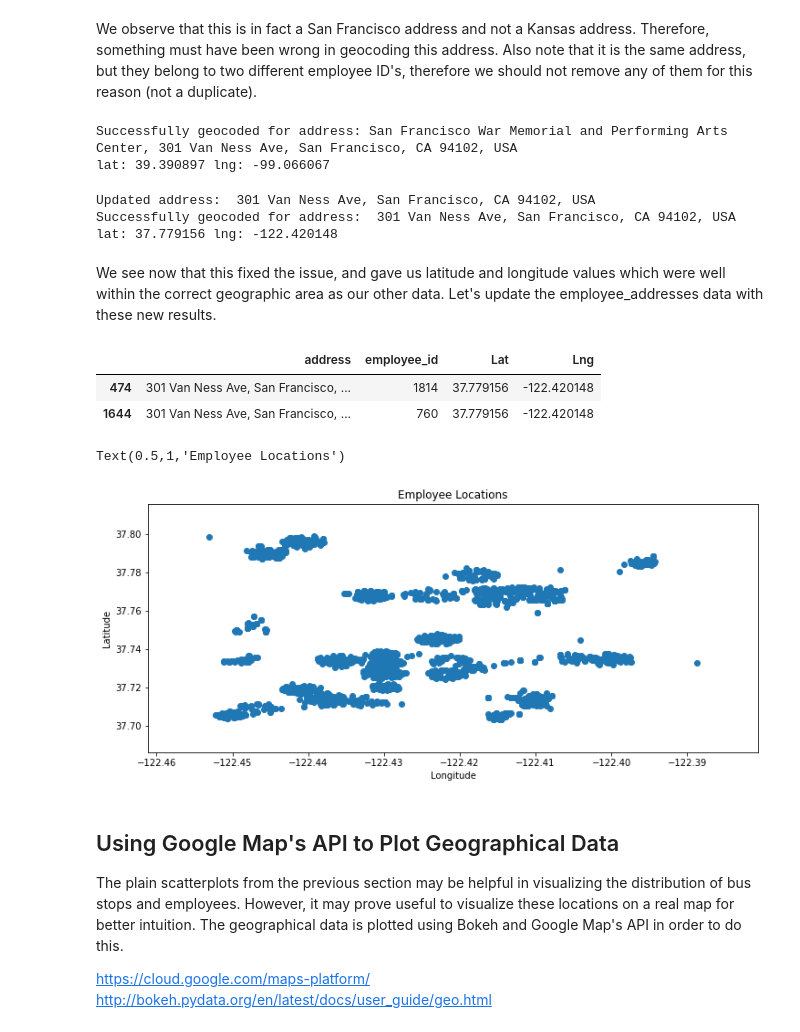
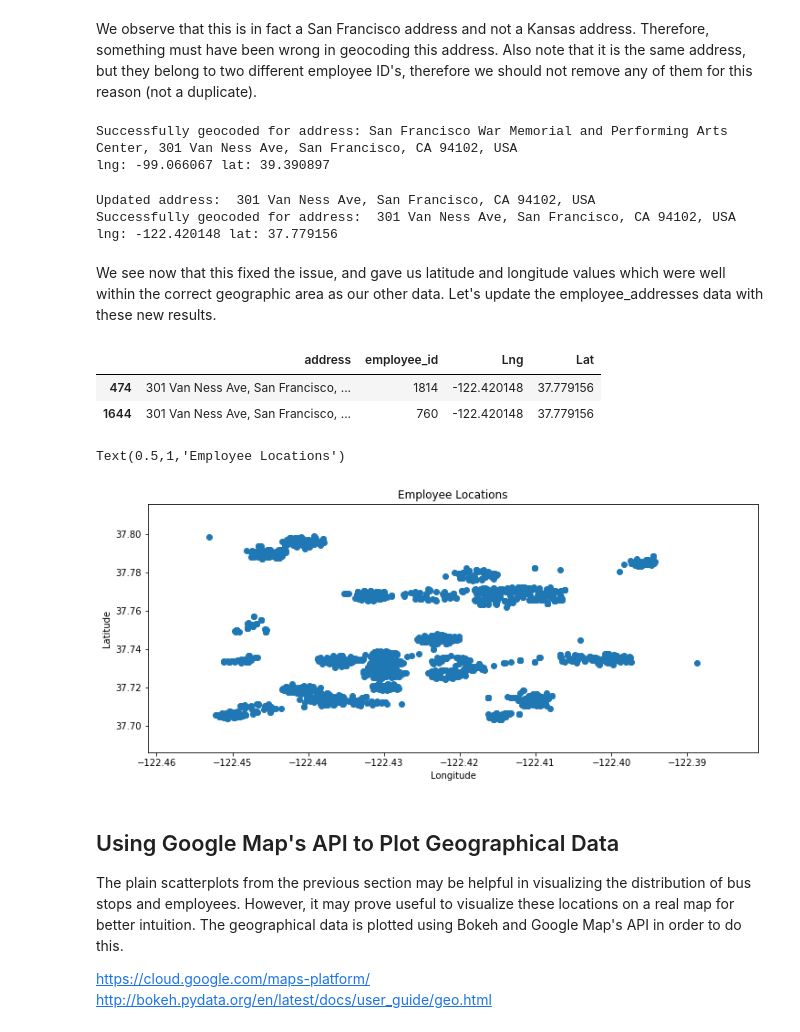
Before and after one commit to alexlimofficial/employee-shuttle-route-optimization, a Jupyter notebook: employee-shuttle-route-optimization.ipynb, the cells around one changed output. Cells and saved outputs as stored; diff of their text form; code cells hidden in the pictures.

```diff
--- a/employee-shuttle-route-optimization.ipynb
+++ b/employee-shuttle-route-optimization.ipynb
@@ -226,3 +229,18 @@ potential_bus_stops.head()
 | 2 | MISSION ST | 1ST ST | MISSION ST & 1ST ST SAN FRANCISCO... |
 | 3 | MISSION ST | 20TH ST | MISSION ST & 20TH ST SAN FRANCISC... |
 | 4 | MISSION ST | FREMONT ST | MISSION ST & FREMONT ST SAN FRANC... |
+# %%
+# Import geocoder library to geocode addresses through MapQuest's platform
+import geocoder
+import pprint
+
+# Test out the geocoder API
+# MapQuest geocoder API key
+# https://developer.mapquest.com/documentation/geocoding-api/
+MAPQUEST_API_KEY = 'INSERT_MAPQUEST_API_KEY_HERE'
+
+pp = pprint.PrettyPrinter(indent=4)
+geocode_object = geocoder.mapquest('San Jose State University, San Jose, CA', key=MAPQUEST_API_KEY)
+pp.pprint(geocode_object.json)
+
+geocode_object = geocoder.mapquest('San Jose State University, San Jose, CA', key=MAPQUEST_API_KEY)
@@ -371,10 +400,10 @@ We observe that this is in fact a San Francisco address and not a Kansas address
 # %%
 # Geocode the address, keeping the name of the building
 old_lat, old_lng = geocode_address(outlier1)
-print('lat:', old_lat, 'lng:', old_lng)
+print('lng:', old_lng, 'lat:', old_lat)
 # %% [output]
 Successfully geocoded for address: San Francisco War Memorial and Performing Arts Center, 301 Van Ness Ave, San Francisco, CA 94102, USA
-lat: 39.390897 lng: -99.066067
+lng: -99.066067 lat: 39.390897
 # %%
 # Remove the name of the building and keep the raw address only
 outlier_fixed = outlier1.split(',', maxsplit=1)[1]
@@ -382,30 +411,30 @@ print('Updated address:', outlier_fixed)
 
 # Geocode the address with the updated address, and observe the results
 new_lat, new_lng = geocode_address(outlier_fixed)
-print('lat:', new_lat, 'lng:', new_lng)
+print('lng:', new_lng, 'lat:', new_lat, )
 # %% [output]
 Updated address:  301 Van Ness Ave, San Francisco, CA 94102, USA
 Successfully geocoded for address:  301 Van Ness Ave, San Francisco, CA 94102, USA
-lat: 37.779156 lng: -122.420148
+lng: -122.420148 lat: 37.779156
 # %% [markdown]
 We see now that this fixed the issue, and gave us latitude and longitude values which were well within the correct geographic area as our other data. Let's update the employee_addresses data with these new results.
 # %%
 # Fix line 474
 employee_addresses.iloc[474, 0] = outlier_fixed
-employee_addresses.iloc[474, 2] = new_lat
-employee_addresses.iloc[474, 3] = new_lng
+employee_addresses.iloc[474, 2] = new_lng
+employee_addresses.iloc[474, 3] = new_lat
 
 # Fix line 1644
 employee_addresses.iloc[1644, 0] = outlier_fixed
-employee_addresses.iloc[1644, 2] = new_lat
-employee_addresses.iloc[1644, 3] = new_lng
+employee_addresses.iloc[1644, 2] = new_lng
+employee_addresses.iloc[1644, 3] = new_lat
 
 # Observe the two lines
 employee_addresses.iloc[[474, 1644]]
 # %% [output]
-|  | address | employee_id | Lat | Lng |
-| 474 | 301 Van Ness Ave, San Francisco, ... | 1814 | 37.779156 | -122.420148 |
-| 1644 | 301 Van Ness Ave, San Francisco, ... | 760 | 37.779156 | -122.420148 |
+|  | address | employee_id | Lng | Lat |
+| 474 | 301 Van Ness Ave, San Francisco, ... | 1814 | -122.420148 | 37.779156 |
+| 1644 | 301 Van Ness Ave, San Francisco, ... | 760 | -122.420148 | 37.779156 |
 # %%
 # Replot the data onto the employee addresses scatterplot
 plt.figure()
@@ -415,4 +444,4 @@ plt.ylabel('Latitude')
 plt.title('Employee Locations')
 # %% [output]
 Text(0.5,1,'Employee Locations')
-[figure, old version]
+[figure, new version]
```
Also changed, not shown: parts of 31 cells of this notebook.
